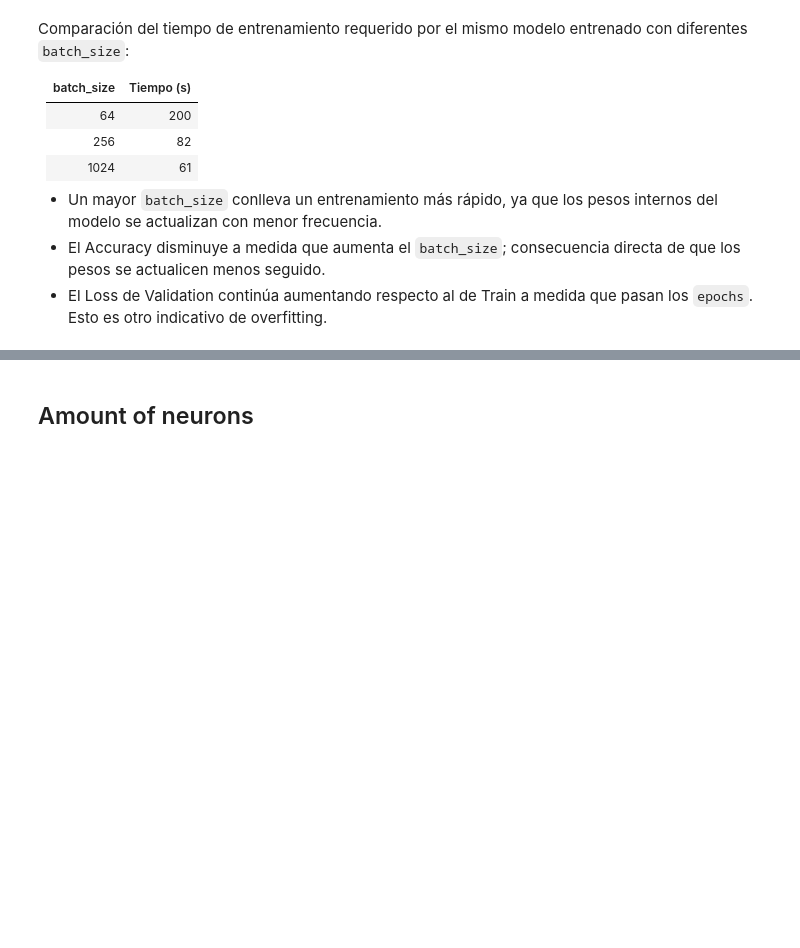
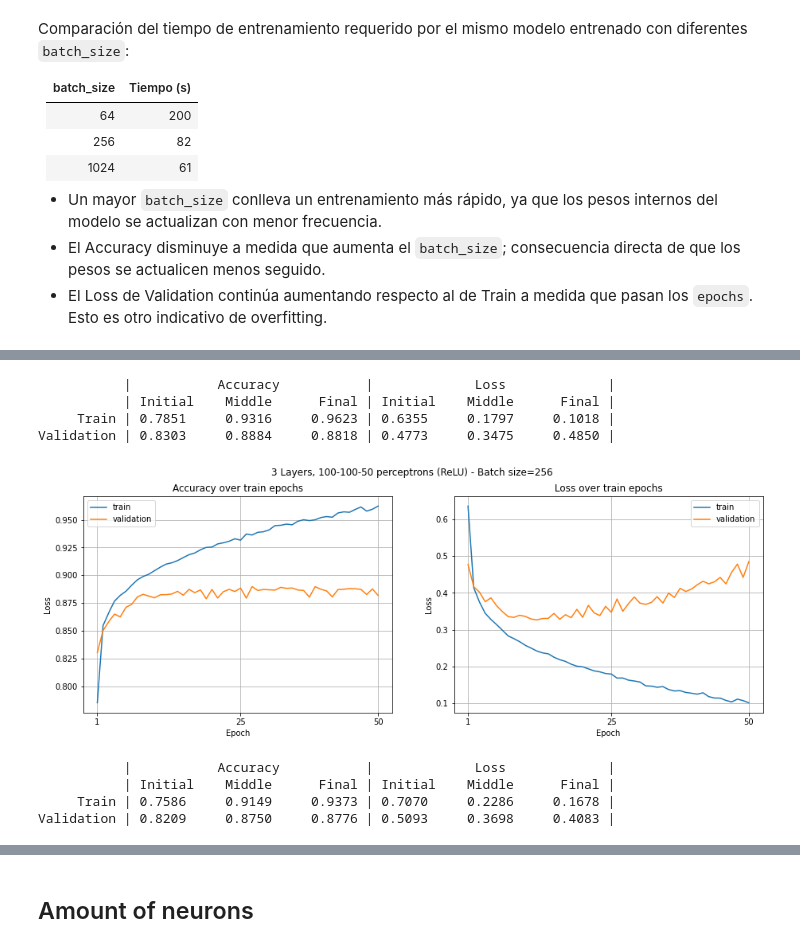
Before and after one commit to Ganymede23/UCSE-TP-ML-2022, a Jupyter notebook: tp3_fashion_mnist.ipynb, the cells around one changed output, grey strips where cells are left out. Drawn from its saved outputs; the diff is of its cells as text; code cells hidden in the pictures; blank space fills up the shorter version.

Commit message:
Pruebas de cant. de neuronas y learning_rate en MLP
- Finalizadas las pruebas con diferentes cantidades de neuronas y learning rates en MLP.
- Incluye outputs.

```diff
--- a/tp3_fashion_mnist.ipynb
+++ b/tp3_fashion_mnist.ipynb
@@ -1153,0 +960,16 @@ Puede apreciarse que al utilizar un learning rate 10 veces más grande al defaul
+# %%
+mlp_perceptron_test_1 = Sequential([
+    Flatten(input_shape=(28,28,1)),
+    Dense(100, activation='relu'),
+    Dense(100, activation='relu'),
+    Dense(50, activation='relu'),
+    Dense(OUTPUTS, activation='softmax'),
+])
+
+mlp_perceptron_test_1.compile(
+    optimizer='adam',
+    loss='sparse_categorical_crossentropy',
+    metrics=['accuracy',],
+)
+
+mlp_perceptron_test_1.summary()
@@ -1153,0 +1068,19 @@ Puede apreciarse que al utilizar un learning rate 10 veces más grande al defaul
+# %%
+mlp_perceptron_test_1_b256 = fit_model(mlp_perceptron_test_1, batch_size=256, epochs=50, compare=True)
+# %% [output]
+           |           Accuracy           |             Loss             |
+           | Initial    Middle      Final | Initial    Middle      Final |
+     Train | 0.7851     0.9316     0.9623 | 0.6355     0.1797     0.1018 |
+Validation | 0.8303     0.8884     0.8818 | 0.4773     0.3475     0.4850 |
+# %%
+plot_model(mlp_perceptron_test_1_b256, epochs=50, loss=True,
+    title='3 Layers, 100-100-50 perceptrons (ReLU) - Batch size=256', subtitle_1='Accuracy over train epochs', subtitle_2='Loss over train epochs')
+# %% [output]
+[figure, added]
+# %%
+mlp_perceptron_test_2_b256 = fit_model(mlp_perceptron_test_2, batch_size=256, epochs=50, compare=True)
+# %% [output]
+           |           Accuracy           |             Loss             |
+           | Initial    Middle      Final | Initial    Middle      Final |
+     Train | 0.7586     0.9149     0.9373 | 0.7070     0.2286     0.1678 |
+Validation | 0.8209     0.8750     0.8776 | 0.5093     0.3698     0.4083 |
```
Also changed, not shown: parts of 72 cells of this notebook.
